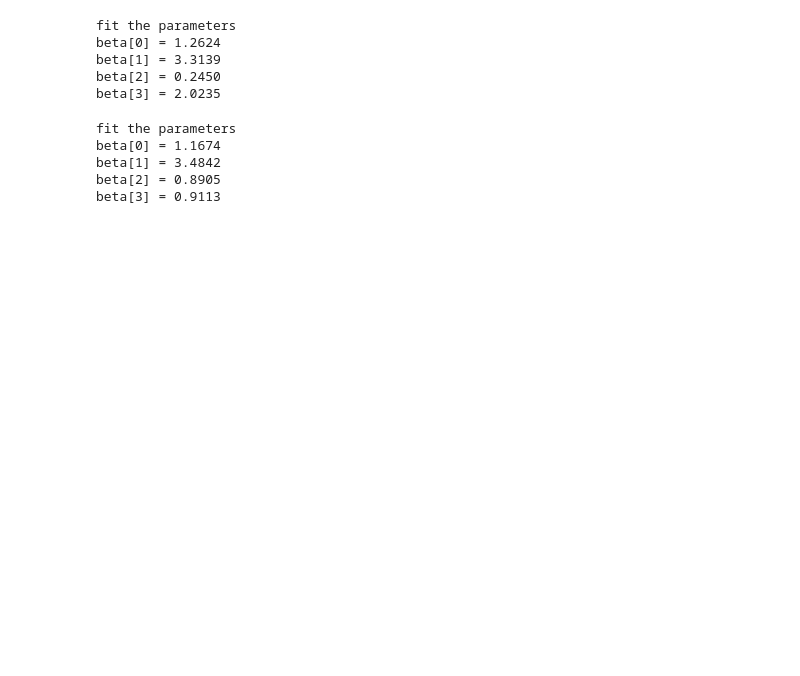
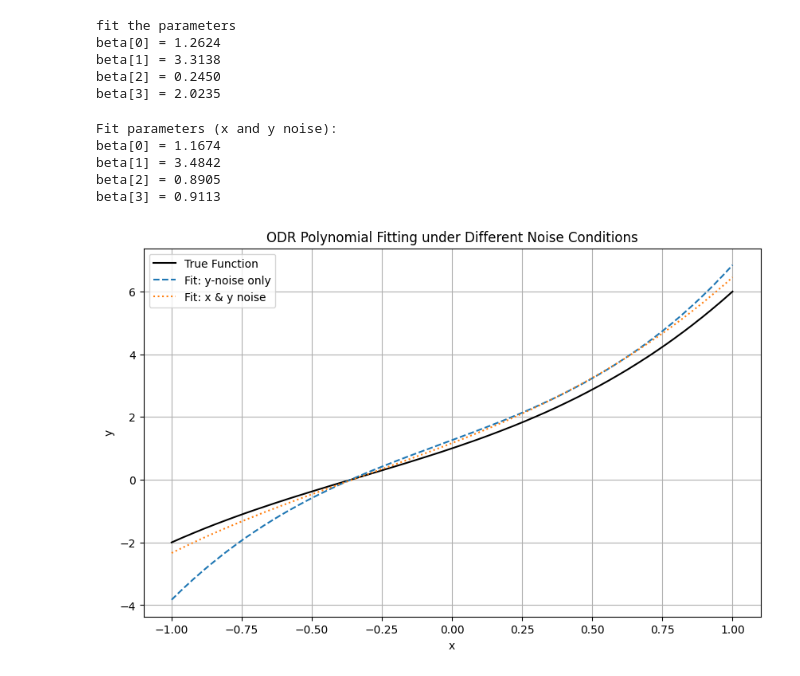
Before and after one commit to Xinyi10086/project, a Jupyter notebook: hello.ipynb, the cells around one changed output. Cells and saved outputs as stored; diff of their text form; code cells hidden in the pictures; blank space fills up the shorter version.

```diff
--- a/hello.ipynb
+++ b/hello.ipynb
@@ -22,7 +20,7 @@ def linear_poly_model(beta, x):
 
 model = Model(linear_poly_model)
 data = RealData(x_true, y_noisy)
-beta0 = [0, 0, 0, 0] # set initial parameters
+beta0 = [1, 1, 1, 1] # set initial parameters
 
 odr = ODR(data, model, beta0=beta0)
 output = odr.run()
@@ -30,31 +28,42 @@ print("fit the parameters")
 for i, b in enumerate(output.beta):
     print(f"beta[{i}] = {b:.4f}")
 
-y_fit = linear_poly_model(output.beta, x_true)
+y_fit1 = linear_poly_model(output.beta, x_true)
 # %% [output]
 fit the parameters
 beta[0] = 1.2624
-beta[1] = 3.3139
+beta[1] = 3.3138
 beta[2] = 0.2450
 beta[3] = 2.0235
 # %%
-x_noisy = x_true + np.random.normal(loc=0, scale=1, size=n_samples)
-y_noisy = f(x_noisy) + noise
+x_noisy = x_true + np.random.normal(0, 1, size=n_samples)
+y_noisy2 = f(x_noisy) + noise  # noise is reused here, which is fine
 
-model = Model(linear_poly_model)
-data = RealData(x_noisy, y_noisy)
-beta0 = [0, 0, 0, 0] # set initial parameters
+data2 = RealData(x_noisy, y_noisy2)
+beta0 = [1, 1, 1, 1]
+odr2 = ODR(data2, model, beta0=beta0)
+output2 = odr2.run()
 
-odr = ODR(data, model, beta0=beta0)
-output2 = odr.run()
-print("fit the parameters")
+print("\nFit parameters (x and y noise):")
 for i, b in enumerate(output2.beta):
     print(f"beta[{i}] = {b:.4f}")
 
-y_fit = linear_poly_model(output.beta, x_true)
+y_fit2 = linear_poly_model(output2.beta, x_true)
+
+plt.figure(figsize=(10, 6))
+plt.plot(x_true, f(x_true), label="True Function", color="black")
+plt.plot(x_true, y_fit1, label="Fit: y-noise only", linestyle="--")
+plt.plot(x_true, y_fit2, label="Fit: x & y noise", linestyle=":")
+plt.legend()
+plt.title("ODR Polynomial Fitting under Different Noise Conditions")
+plt.xlabel("x")
+plt.ylabel("y")
+plt.grid(True)
+plt.show()
 # %% [output]
-fit the parameters
+Fit parameters (x and y noise):
 beta[0] = 1.1674
 beta[1] = 3.4842
 beta[2] = 0.8905
 beta[3] = 0.9113
+[figure, added]
```
Also changed, not shown: parts of 1 cell of this notebook.
